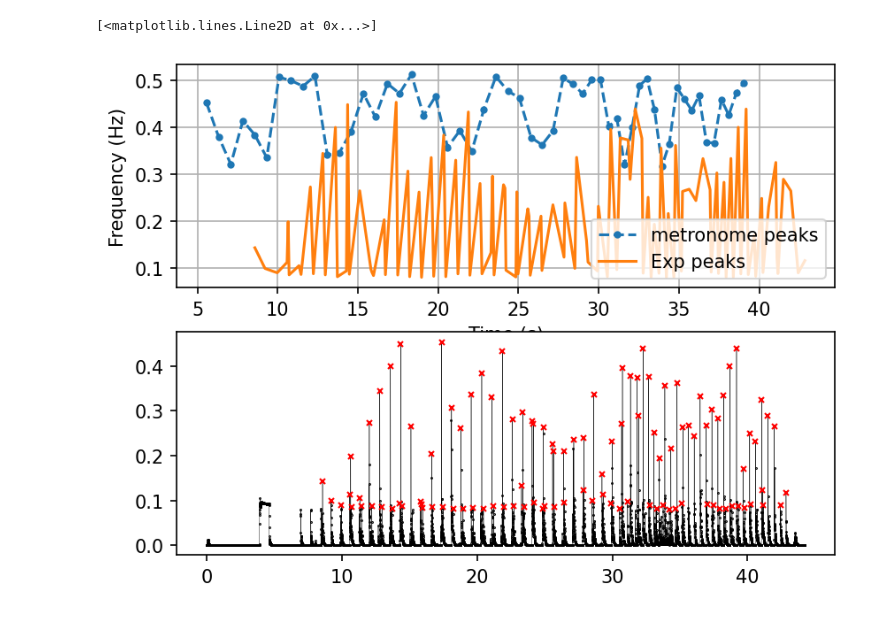
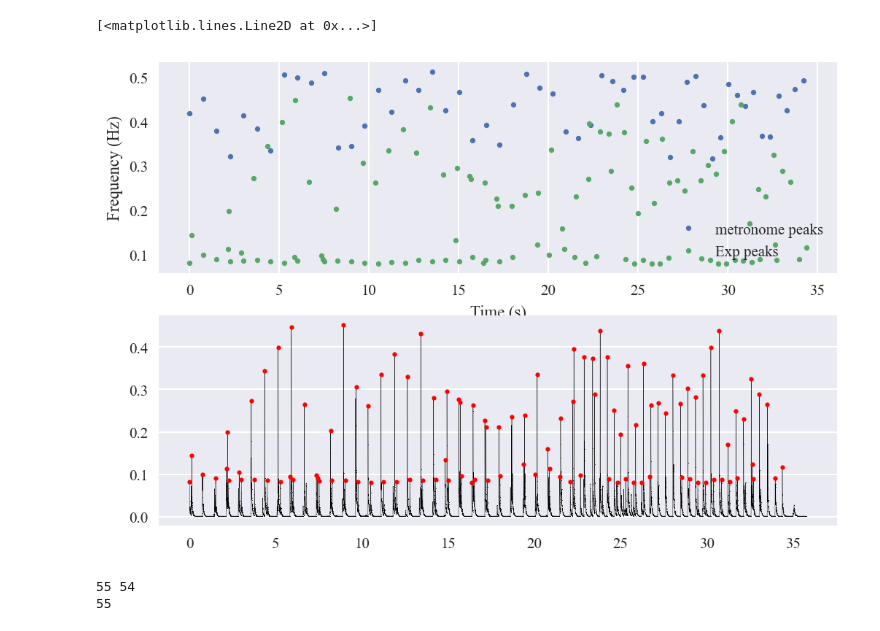
Before and after one commit to nielsdavidsen/Bachelor_2024, a Jupyter notebook: read_sound.ipynb, the cells around one changed output. Cells and saved outputs as stored; diff of their text form; code cells hidden in the pictures.

```diff
--- a/read_sound.ipynb
+++ b/read_sound.ipynb
@@ -7,3 +8,30 @@ from scipy.optimize import curve_fit
+# %%
+
+
+sns.set()
+sns.set_context("paper", font_scale=1.4)
+sns.set_style("ticks")
+
+colors = sns.color_palette('hls', 10, desat = 0.8)
+#colors = colors[::-1]
+colors.pop(2)
+
+sns.set_palette(colors)
+
+#sns.palplot(colors)
+plt.rcParams['axes.grid'] = True
+#plt.rcParams['axes.grid.axis'] = 'y'
+#plt.rcParams['axes.grid.which'] = 'major'
+plt.rcParams['grid.linestyle'] = '--'
+plt.rcParams['grid.linewidth'] = 1.5
+plt.rcParams['figure.figsize'] = (16, 9)
+plt.rcParams['figure.dpi'] = 150
+plt.style.use('seaborn-v0_8')
+
+rc = {"font.family" : "serif",
+      "mathtext.fontset" : "stix"}
+plt.rcParams.update(rc)
+plt.rcParams["font.serif"] = ["Times New Roman"] + plt.rcParams["font.serif"]
 # %%
 def read_wave(file_path, resolution=np.int32):
     with wave.open(file_path, 'r') as wf:
@@ -209,32 +282,37 @@ fig.tight_layout()
 # %%
-t_fam_lm, s_fam_lm, pt_fam_lm, p_fam_lm, ft_fam_lm, f_fam_lm = data_extract('lydfiler/Sigrids_familie/low_mid_fam.wav', step=200, neigh=10, threshold=0.08, resolution=np.int16)
-lm_t, lm_s, lm_pt, lm_p, lm_ft, lm_fl = data_extract('lydfiler/metronomfiler/low_mid.wav', step=200, neigh=15, threshold=0.1)
+fam_tuple_lm = data_extract('lydfiler/Sigrids_familie/low_mid_fam.wav', step=200, neigh=10, threshold=0.08, resolution=np.int16)
+met_tuple_lm = data_extract('lydfiler/metronomfiler/low_mid.wav', step=200, neigh=15, threshold=0.1)
 
 zero_cut = 0
 # Synchornizing
-ft_fam_lm, f_fam_lm, lm_ft, lm_fl, lm_pt, pt_fam_lm, lm_p, p_fam_lm = synchro(zero_cut, ft_fam_lm, f_fam_lm, lm_ft, lm_fl, lm_pt, pt_fam_lm, lm_p, p_fam_lm)
+met_tuple_lm, fam_tuple_lm = synchro(zero_cut, met_tuple_lm, fam_tuple_lm)
+t_fam_lm, s_fam_lm, pt_fam_lm, p_fam_lm, ft_fam_lm, f_fam_lm = fam_tuple_lm
+t_met_lm, s_met_lm, pt_met_lm, p_met_lm, ft_met_lm, f_met_lm = met_tuple_lm
+
 
 fig, ax = plt.subplots(2,1, dpi=150)
 
-ax[0].plot(lm_pt, lm_p, '.--', label='metronome peaks')
-ax[0].plot(pt_fam_lm, p_fam_lm,label='Exp peaks')
+ax[0].plot(pt_met_lm, p_met_lm, '.', label='metronome peaks')
+ax[0].plot(pt_fam_lm, p_fam_lm, '.', label='Exp peaks')
 ax[0].legend(loc='lower right')
 
 ax[0].grid()
 ax[0].set_xlabel('Time (s)')
 ax[0].set_ylabel('Frequency (Hz)')
 
 ax[1].plot(t_fam_lm, s_fam_lm, color='black', ls='-', marker='.', linewidth = 0.2, markersize=0.8, label='Smoothed signal')
-ax[1].plot(pt_fam_lm, p_fam_lm, color='red', ls='', marker='x', markersize=3, label='Peaks')
+ax[1].plot(pt_fam_lm, p_fam_lm, color='red', ls='', marker='o', markersize=3, label='Peaks')
 #ax[1].set(xlim=(6.5, 7.5), ylim=(0.05, 0.15))
 # %% [output]
 [<matplotlib.lines.Line2D at 0x...>]
-[figure, old version]
+[figure, new version]
 # %%
 
 
 # Calculating bin edges for future histogram
-bin_edges = (lm_pt[:-1] + lm_pt[1:])/2
+bin_edges = (pt_met_lm[:-1] + pt_met_lm[1:])/2
+
+print(len(pt_met_lm), len(ft_met_lm))
 
 # Add start and end point
 start_diff = bin_edges[1] - bin_edges[0]
@@ -254,7 +332,14 @@ for i in range(len(bin_edges) - 1):
         std_val.append(std)
 
     else:
+        print('No data in bin')
         continue
+
+
+print(len(avg_val))
+# %% [output]
+55 54
+55
 # %%
 avg_val = np.array(avg_val)
 avg_per = avg_val[1:] - avg_val[:-1]
```
Also changed, not shown: parts of 10 cells of this notebook.
